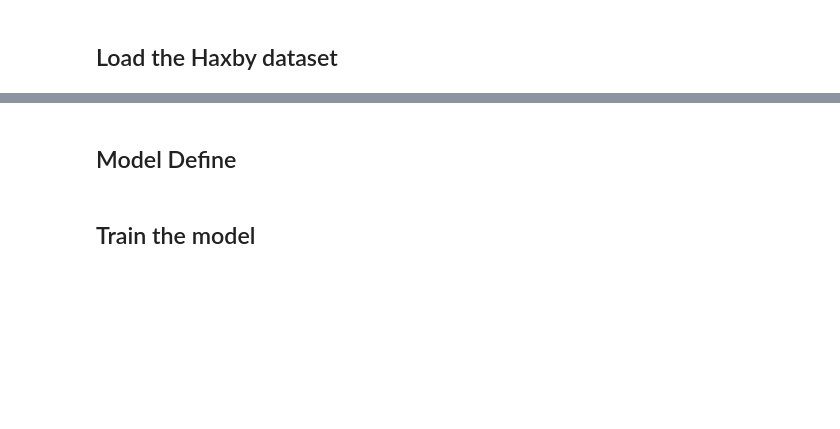
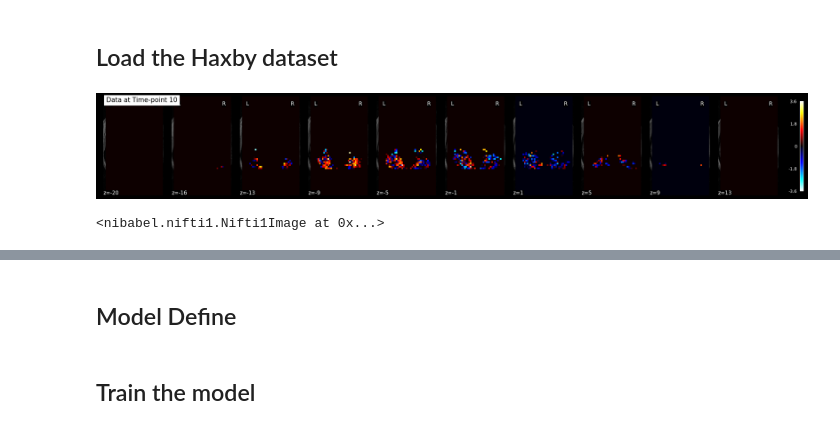
Before and after one commit to whisperle/Neural_Interpretation, a Jupyter notebook: Haxby_claasification/ToyNet.ipynb, the cells around one changed output, grey strips where cells are left out. Saved outputs shown, nothing was run; the diff lists cells and outputs as text; code cells hidden in the pictures; blank space fills up the shorter version.

```diff
--- a/Haxby_claasification/ToyNet.ipynb
+++ b/Haxby_claasification/ToyNet.ipynb
@@ -37 +35,18 @@ X = load_img(func_file).get_fdata().transpose(3,0,1,2)
 y = behavioral['labels']
+# %%
+img = masker.inverse_transform(X)
+
+from nilearn.image import index_img
+
+# Get the 10th time-point
+single_timepoint_img = index_img(img, 10)
+
+# Plot the single time-point
+plotting.plot_stat_map(single_timepoint_img, bg_img=haxby_dataset.anat[0], threshold=None, display_mode='z', cut_coords=10, title="Data at Time-point 10")
+plotting.show()
+# %% [output]
+[figure, added]
+# %%
+single_timepoint_img
+# %% [output]
+<nibabel.nifti1.Nifti1Image at 0x...>
```
Also changed, not shown: parts of 11 cells of this notebook, 6 other files.
